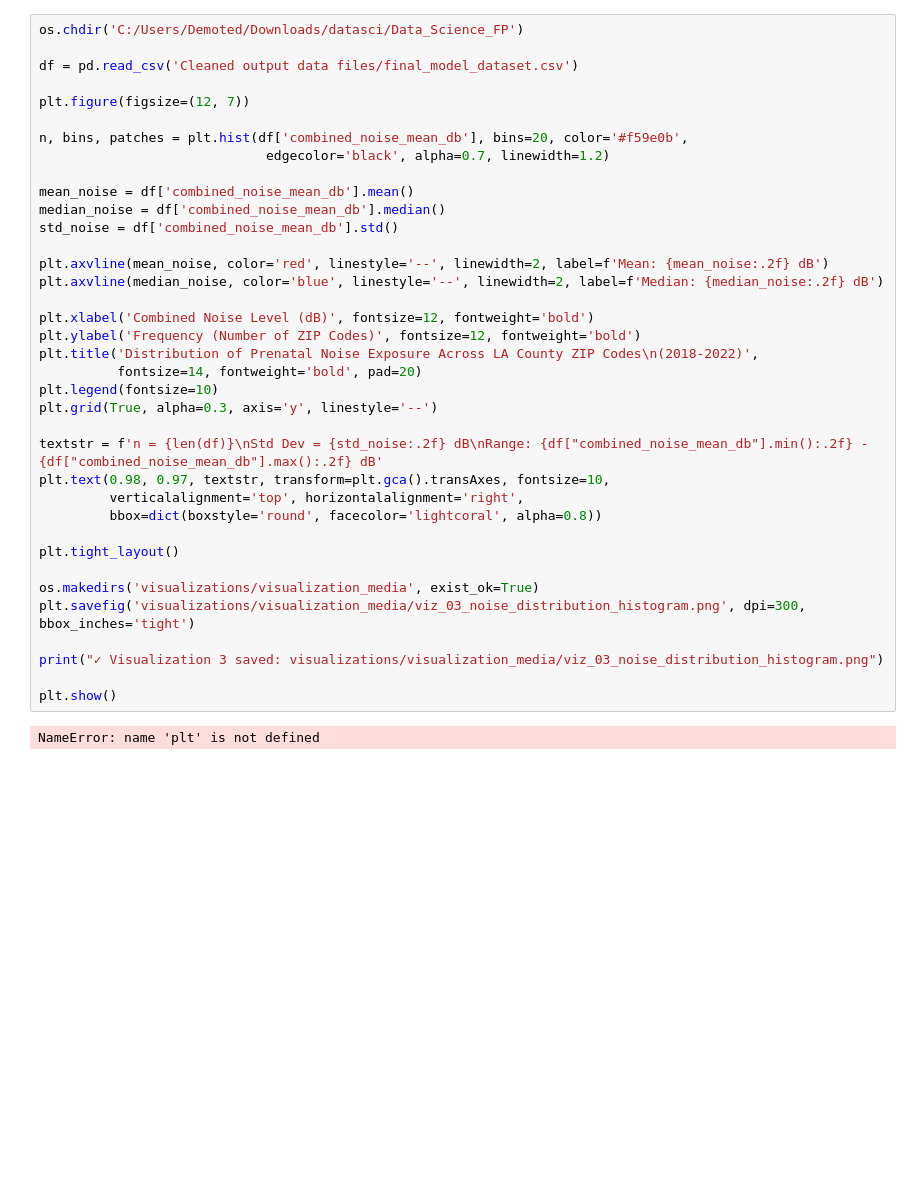
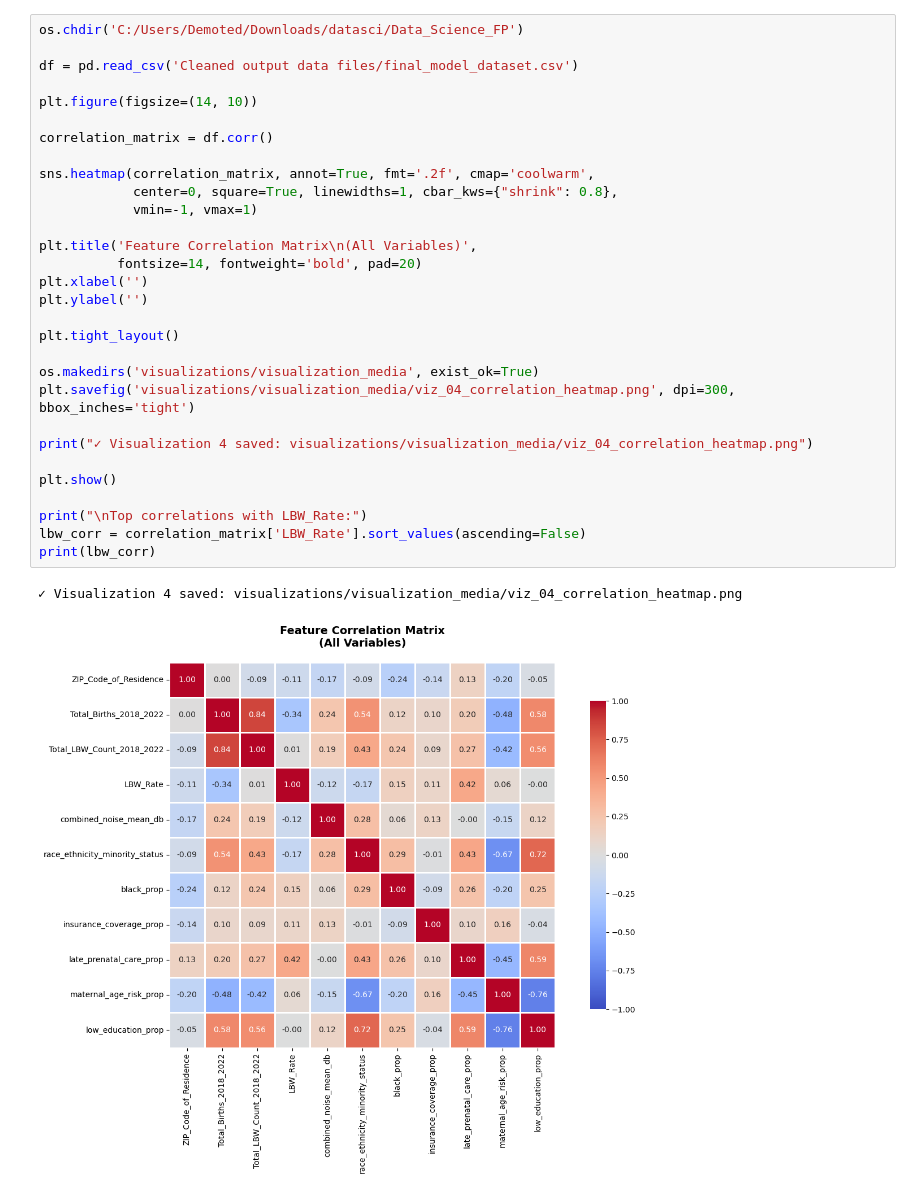
Before and after one commit to haninaabdosh/Data_Science_FP, a Jupyter notebook: visualizations/viz_04_correlation.ipynb, the cells around one changed output. Cells and saved outputs as stored; diff of their text form; blank space fills up the shorter version.

```diff
--- a/visualizations/viz_04_correlation.ipynb
+++ b/visualizations/viz_04_correlation.ipynb
@@ -4,39 +7,33 @@ import pandas as pd
 # %%
 os.chdir('C:/Users/Demoted/Downloads/datasci/Data_Science_FP')
 
 df = pd.read_csv('Cleaned output data files/final_model_dataset.csv')
 
-plt.figure(figsize=(12, 7))
+plt.figure(figsize=(14, 10))
 
-n, bins, patches = plt.hist(df['combined_noise_mean_db'], bins=20, color='#f59e0b',
-                             edgecolor='black', alpha=0.7, linewidth=1.2)
+correlation_matrix = df.corr()
 
-mean_noise = df['combined_noise_mean_db'].mean()
-median_noise = df['combined_noise_mean_db'].median()
-std_noise = df['combined_noise_mean_db'].std()
+sns.heatmap(correlation_matrix, annot=True, fmt='.2f', cmap='coolwarm',
+            center=0, square=True, linewidths=1, cbar_kws={"shrink": 0.8},
+            vmin=-1, vmax=1)
 
-plt.axvline(mean_noise, color='red', linestyle='--', linewidth=2, label=f'Mean: {mean_noise:.2f} dB')
-plt.axvline(median_noise, color='blue', linestyle='--', linewidth=2, label=f'Median: {median_noise:.2f} dB')
-
-plt.xlabel('Combined Noise Level (dB)', fontsize=12, fontweight='bold')
-plt.ylabel('Frequency (Number of ZIP Codes)', fontsize=12, fontweight='bold')
-plt.title('Distribution of Prenatal Noise Exposure Across LA County ZIP Codes\n(2018-2022)',
+plt.title('Feature Correlation Matrix\n(All Variables)',
           fontsize=14, fontweight='bold', pad=20)
-plt.legend(fontsize=10)
-plt.grid(True, alpha=0.3, axis='y', linestyle='--')
-
-textstr = f'n = {len(df)}\nStd Dev = {std_noise:.2f} dB\nRange: {df["combined_noise_mean_db"].min():.2f} - {df["combined_noise_mean_db"].max():.2f} dB'
-plt.text(0.98, 0.97, textstr, transform=plt.gca().transAxes, fontsize=10,
-         verticalalignment='top', horizontalalignment='right',
-         bbox=dict(boxstyle='round', facecolor='lightcoral', alpha=0.8))
+plt.xlabel('')
+plt.ylabel('')
 
 plt.tight_layout()
 
 os.makedirs('visualizations/visualization_media', exist_ok=True)
-plt.savefig('visualizations/visualization_media/viz_03_noise_distribution_histogram.png', dpi=300, bbox_inches='tight')
+plt.savefig('visualizations/visualization_media/viz_04_correlation_heatmap.png', dpi=300, bbox_inches='tight')
 
-print("✓ Visualization 3 saved: visualizations/visualization_media/viz_03_noise_distribution_histogram.png")
+print("✓ Visualization 4 saved: visualizations/visualization_media/viz_04_correlation_heatmap.png")
 
 plt.show()
+
+print("\nTop correlations with LBW_Rate:")
+lbw_corr = correlation_matrix['LBW_Rate'].sort_values(ascending=False)
+print(lbw_corr)
 # %% [output]
-NameError: name 'plt' is not defined
+✓ Visualization 4 saved: visualizations/visualization_media/viz_04_correlation_heatmap.png
+[figure, added]
```
Also changed, not shown: parts of 2 cells of this notebook, 5 other files.
